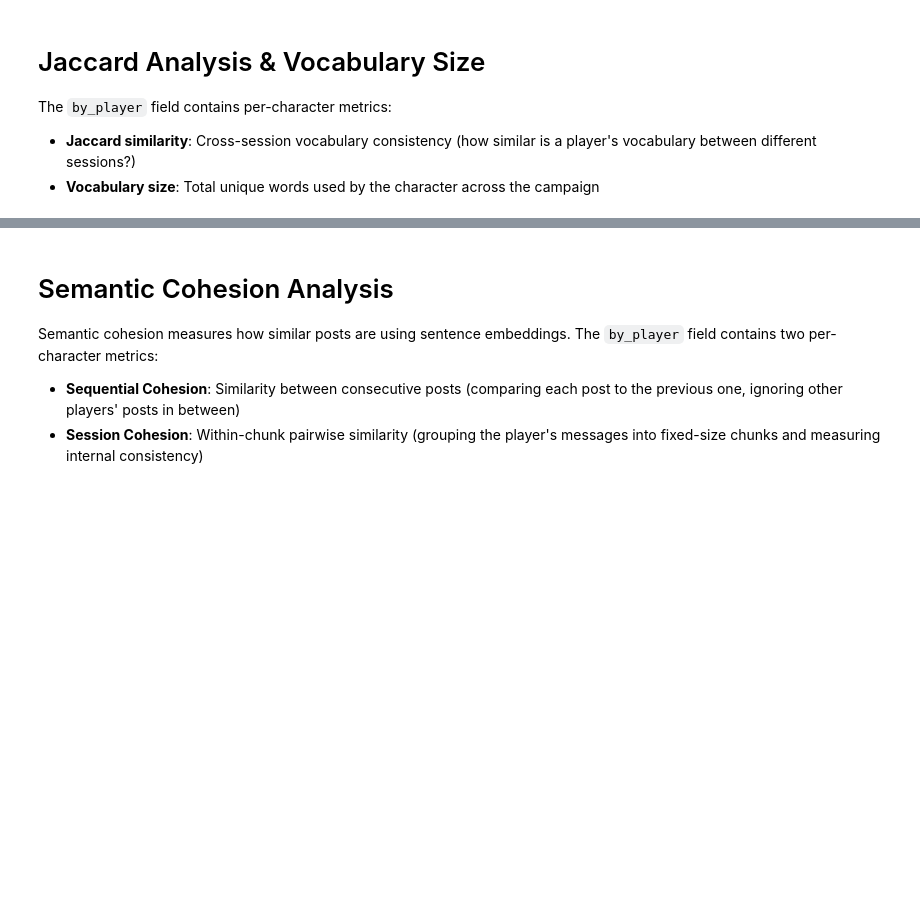
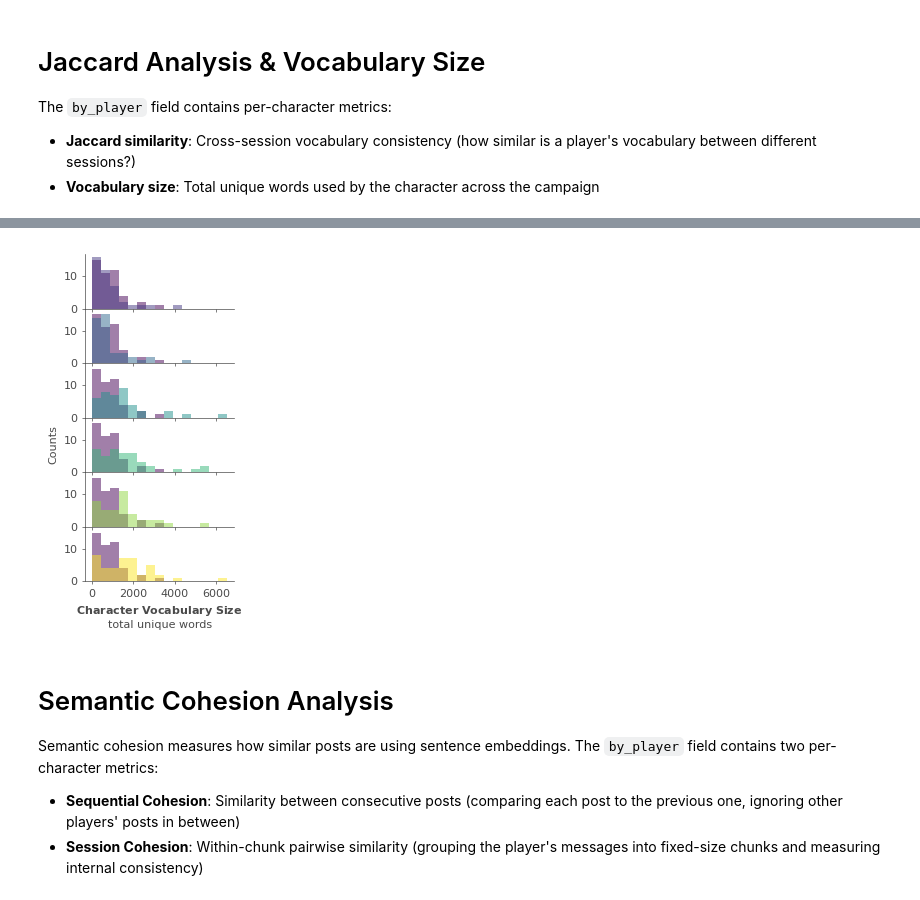
Before and after one commit to AnnieStephenson/dnd-dynamics, a Jupyter notebook: tutorials/character_comparison_tutorial.ipynb, the cells around one changed output, grey strips where cells are left out. Saved outputs shown, nothing was run; the diff lists cells and outputs as text; code cells hidden in the pictures; blank space fills up the shorter version.

```diff
--- a/tutorials/character_comparison_tutorial.ipynb
+++ b/tutorials/character_comparison_tutorial.ipynb
@@ -360,16 +375,18 @@ plt.savefig(OUTPUT_DIR / 'human_vs_llm_character_mean_jaccard.pdf', transparent=
 # %%
 # === VOCABULARY SIZE PER CHARACTER PLOT ===
 # Shows distribution of total unique words per character
 
 pu.plot_comparison_histograms(
     character_vocab_agg,
-    bins=20,
+    bins=16,
     log_bins=False,
     xlabel=r'$\mathbf{Character\ Vocabulary\ Size}$' + '\ntotal unique words',
     figsize=(2.1, 4))
 plt.tight_layout()
 plt.subplots_adjust(hspace=0)
 plt.savefig(OUTPUT_DIR / 'human_vs_llm_character_vocab_size.pdf', transparent=True)
+# %% [output]
+[figure, added]
 # %% [markdown]
 # Semantic Cohesion Analysis
 
```
Also changed, not shown: parts of 4 cells of this notebook, 1 other file.
